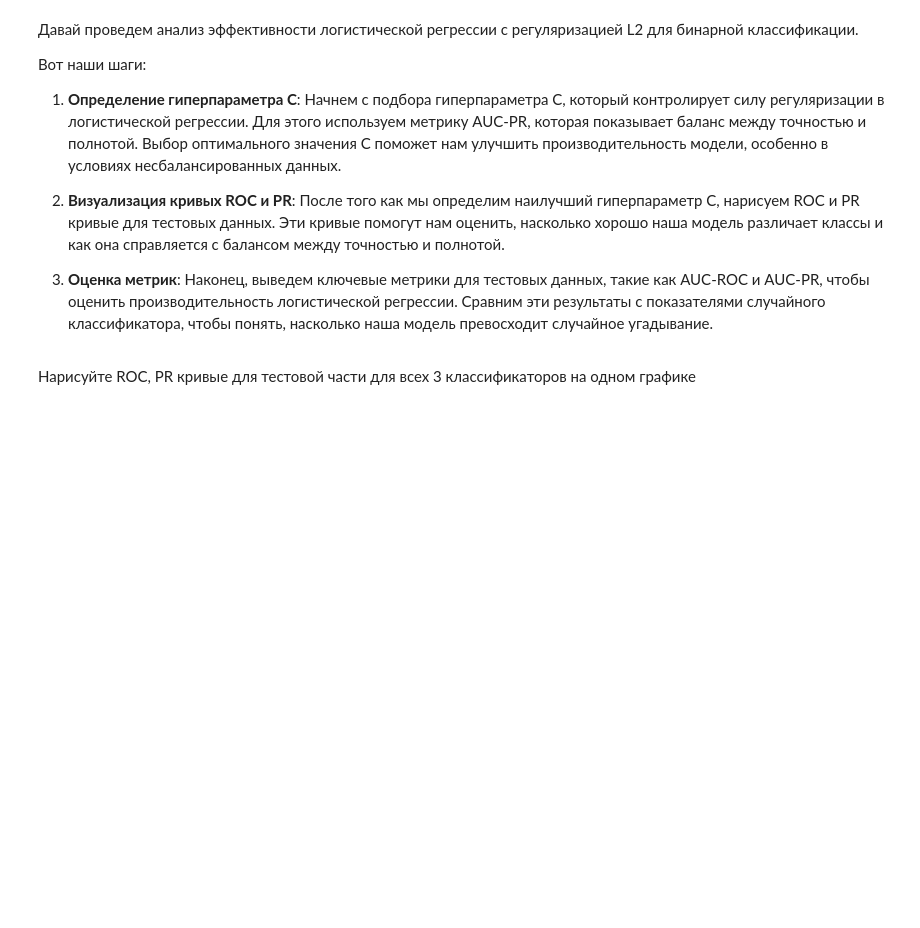
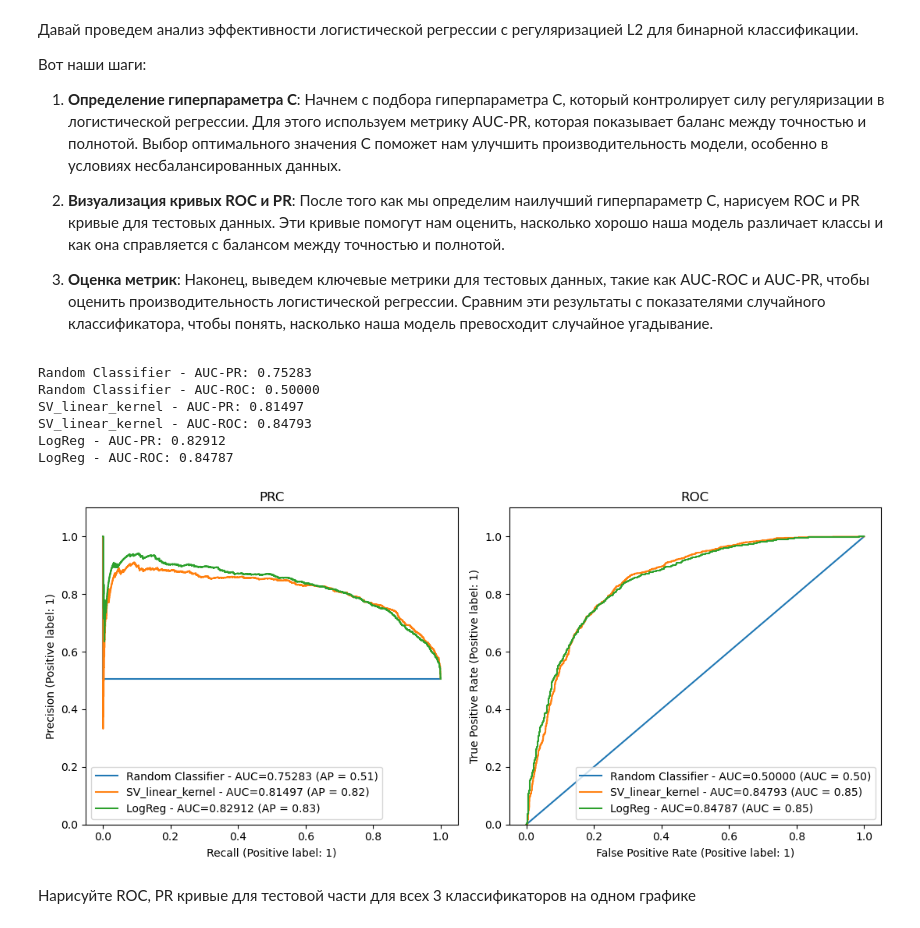
Before and after one commit to MrRozum/mai_ml_lab05_linear_classifiers, a Jupyter notebook: ML_MAI_&_SBER_Linear_classification_LAB_5.ipynb, the cells around one changed output. Saved outputs shown, nothing was run; the diff lists cells and outputs as text; code cells hidden in the pictures; blank space fills up the shorter version.

```diff
--- a/ML_MAI_&_SBER_Linear_classification_LAB_5.ipynb
+++ b/ML_MAI_&_SBER_Linear_classification_LAB_5.ipynb
@@ -182,2 +221,23 @@ __Logistic Regression__
+# %%
+from sklearn.linear_model import LogisticRegression
+
+c_params = {'C': [0.1,  0.5,  1.0,  5, 20, 100]}
+
+logreg = LogisticRegression(random_state=RANDOM_STATE, solver='liblinear', penalty='l2')
+gsreg = GridSearchCV(logreg, c_params, cv=10, scoring='average_precision', n_jobs=-1)
+gsreg.fit(X_train, y_train)
+y_pred_logreg = gsreg.best_estimator_.predict_proba(X_test)[:,1]
+# %%
+classifiers.append('LogReg')
+preds.append(y_pred_logreg)
+depict_pr_roc(y_test, preds, classifiers)
+# %% [output]
+Random Classifier - AUC-PR: 0.75283
+Random Classifier - AUC-ROC: 0.50000
+SV_linear_kernel - AUC-PR: 0.81497
+SV_linear_kernel - AUC-ROC: 0.84793
+LogReg - AUC-PR: 0.82912
+LogReg - AUC-ROC: 0.84787
+[figure, added]
 # %% [markdown]
 Нарисуйте ROC, PR кривые для тестовой части для всех 3 классификаторов на одном графике
```
Also changed, not shown: parts of 17 cells of this notebook.
